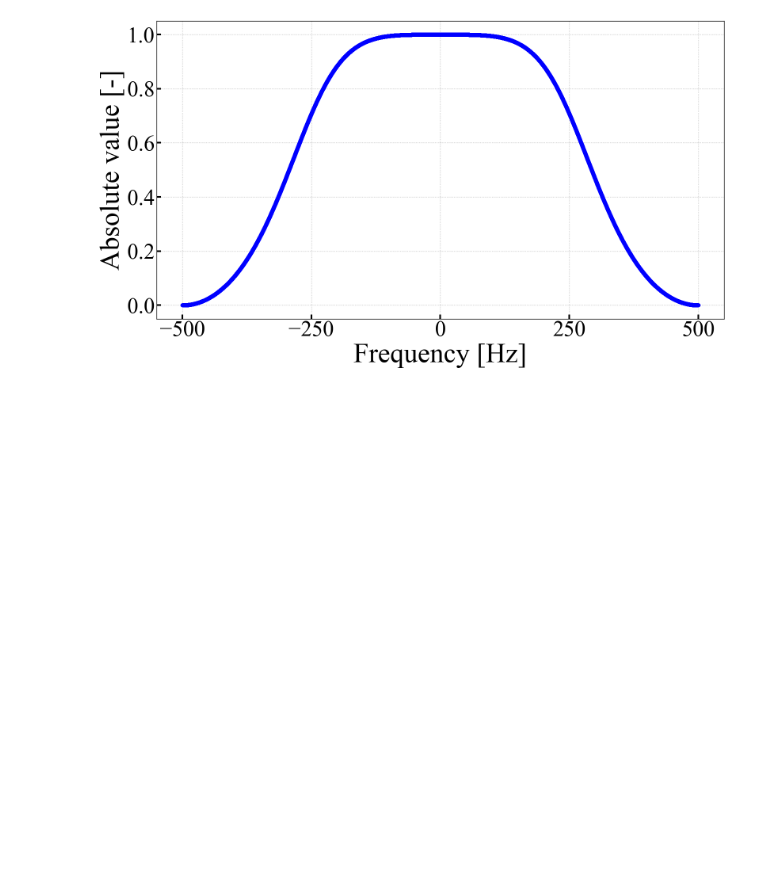
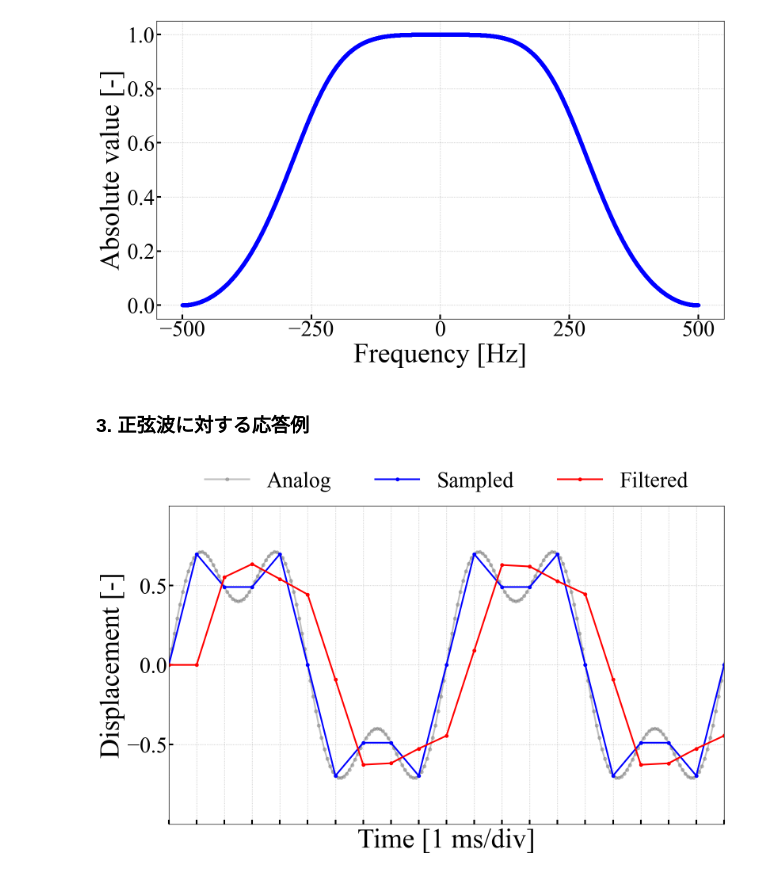
Before and after one commit to hatakeke/VibrationInformationProcessing, a Jupyter notebook: 第2回レポート.ipynb, the cells around one changed output. Drawn from its saved outputs; the diff is of its cells as text; code cells hidden in the pictures; blank space fills up the shorter version.

```diff
--- a/第2回レポート.ipynb
+++ b/第2回レポート.ipynb
@@ -146,3 +148,69 @@ plt.tight_layout()
 plt.show()
 # %% [output]
 [figure]
+# %% [markdown]
+### 3. 正弦波に対する応答例
+# %%
+# Configure figure infomation
+params = {
+    'figure.autolayout':True,                    # Auto layout
+    'font.family':'Times New Roman',#'Arial',    # Font setting
+    'pdf.fonttype':42,                           # PDF font type
+    'axes.linewidth':1.0,                        # Linewidth of axes
+    'patch.linewidth':1.0,                       # Linewidth of legend
+    'grid.linewidth':1.0,                        # Linewidth of grid
+    'axes.labelsize':50,                         # Font size of axes label
+    'font.size':8,                               # Text size
+    'legend.fontsize':70,                        # Font size of legend
+    'xtick.labelsize':40,                        # Font size of values in x axes
+    'ytick.labelsize':40,                        # Font size of values in x axes
+    'text.usetex':False,                         # For TeX font -> True
+    'figure.figsize':[16, 9]#[8/2.54, 6/2.54]    # Output size (inch order)
+}
+rcParams.update(params)
+
+
+# Signal setting
+f1, f2 = 100, 300
+time_analog = np.arange(0, 1, 1/10000)
+signal_raw = 0.7 * np.sin(2.0 * PI * f1 * time_analog) + 0.3 * np.sin(2.0 * PI * f2 * time_analog)
+time = np.arange(0, 1, SAMP)
+signal_original = 0.7 * np.sin(2.0 * PI * f1 * time) + 0.3 * np.sin(2.0 * PI * f2 * time)
+
+# Apply the filter manually
+signal_filtered = np.zeros_like(signal_original)
+for i in range(2, len(time)):
+    signal_filtered[i] = (param_A[0] * signal_original[i] \
+                            + param_A[1] * signal_original[i-1] \
+                            + param_A[2] * signal_original[i-2] \
+                            - param_B[1] * signal_filtered[i-1] \
+                            - param_B[2] * signal_filtered[i-2]) / param_B[0]
+
+
+# Draw graphs on the complex plane
+fig, ax = plt.subplots(1, 1)
+
+ax.plot(time_analog, signal_raw, marker='o', color='gray', zorder=1, linewidth=3.0, alpha=0.5, label='Analog')
+ax.plot(time, signal_original, marker='o', color='blue', zorder=1, linewidth=3.0, label='Sampled')
+ax.plot(time, signal_filtered, marker='o', color='red', zorder=1, linewidth=3.0, label='Filtered')
+
+ax.set_xlabel('Time [1 ms/div]', fontname="Times New Roman")
+ax.set_ylabel('Displacement [-]', fontname="Times New Roman")
+
+ax.set_xticks(np.arange(0, 0.1, SAMP), [])
+ax.set_yticks(np.arange(-0.5, 1.0, 0.5))
+
+ax.set_xlim(0.0, 1/f1*2)
+ax.set_ylim(-1.0, 1.0)
+
+ax.grid(linestyle='dotted', linewidth=1)
+ax.set_axisbelow(True)
+
+ax.xaxis.set_tick_params(which='major', width=3.0, direction='in', bottom=True, top=False, length=8)
+ax.yaxis.set_tick_params(which='major', width=3.0, direction='in', left=True, right=False, length=8)
+
+plt.tight_layout()
+ax.legend(prop={"family":"Times New Roman", "size":40}, bbox_to_anchor=(0.5, 1.17), loc='upper center', frameon=False, shadow=True, ncol=4, fancybox=False, edgecolor='black')
+plt.show()
+# %% [output]
+[figure, added]
```
Also changed, not shown: parts of 1 cell of this notebook.
